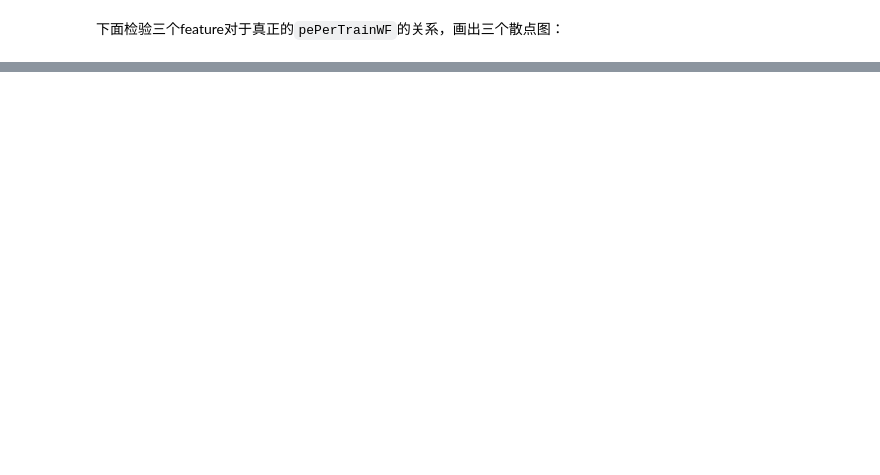
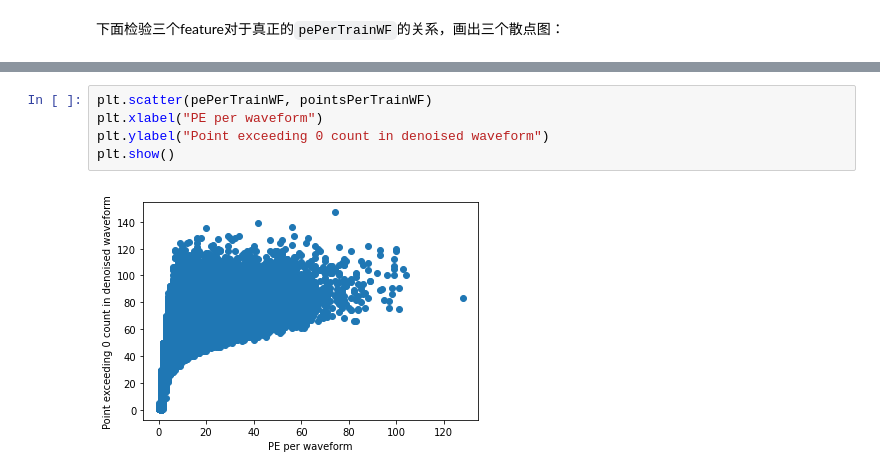
Before and after one commit to haimengzhao/juno-reconstruction, a Jupyter notebook: model.ipynb, the cells around one changed output, grey strips where cells are left out. Drawn from its saved outputs; the diff is of its cells as text; blank space fills up the shorter version.

```diff
--- a/model.ipynb
+++ b/model.ipynb
@@ -800,0 +144,7 @@ array([18971., 23288., 41752., ..., 10660., 12040., 11545.])
+# %%
+plt.scatter(pePerTrainWF, pointsPerTrainWF)
+plt.xlabel("PE per waveform")
+plt.ylabel("Point exceeding 0 count in denoised waveform")
+plt.show()
+# %% [output]
+[figure, added]
```
Also changed, not shown: parts of 77 cells of this notebook, 11 other files.
